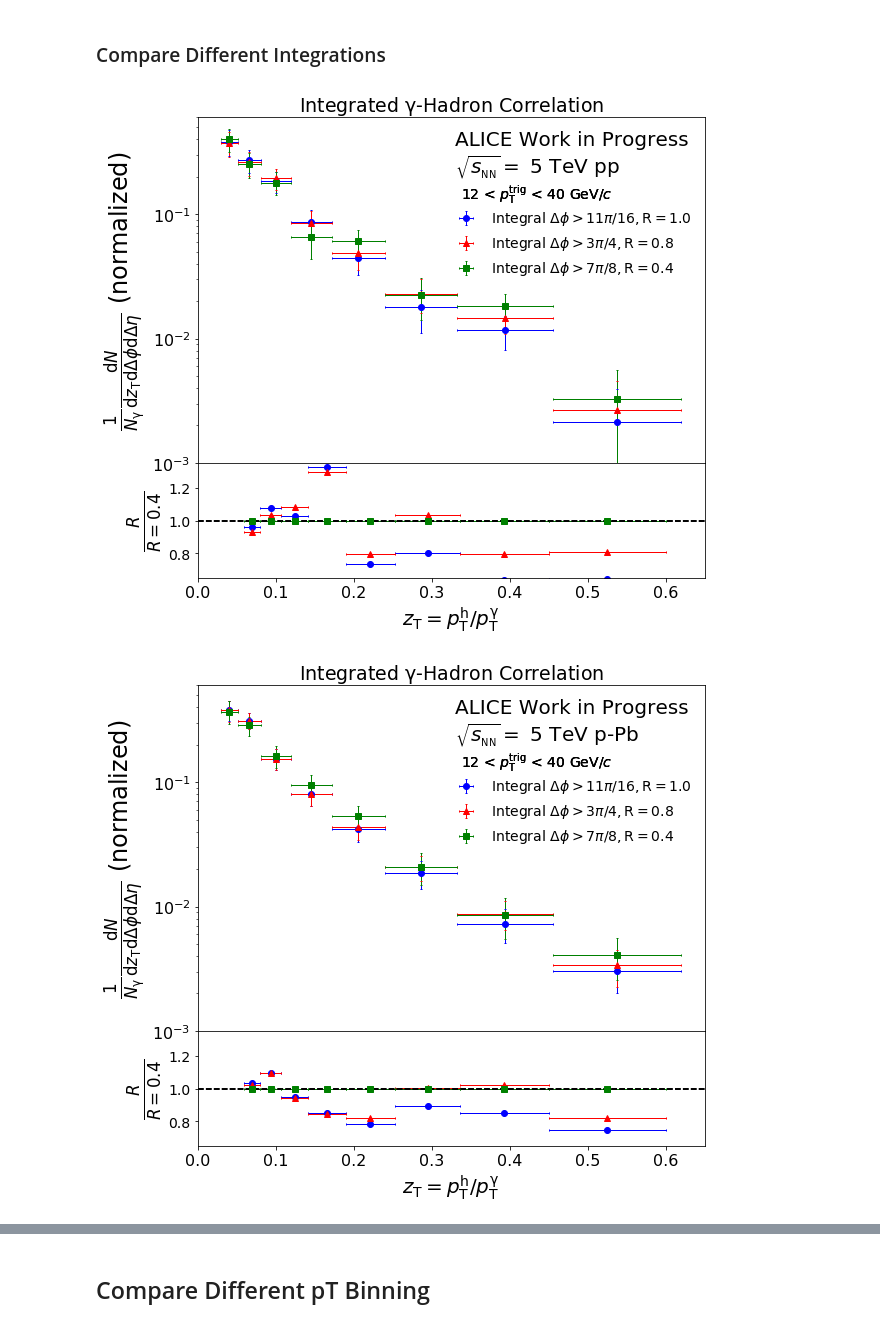
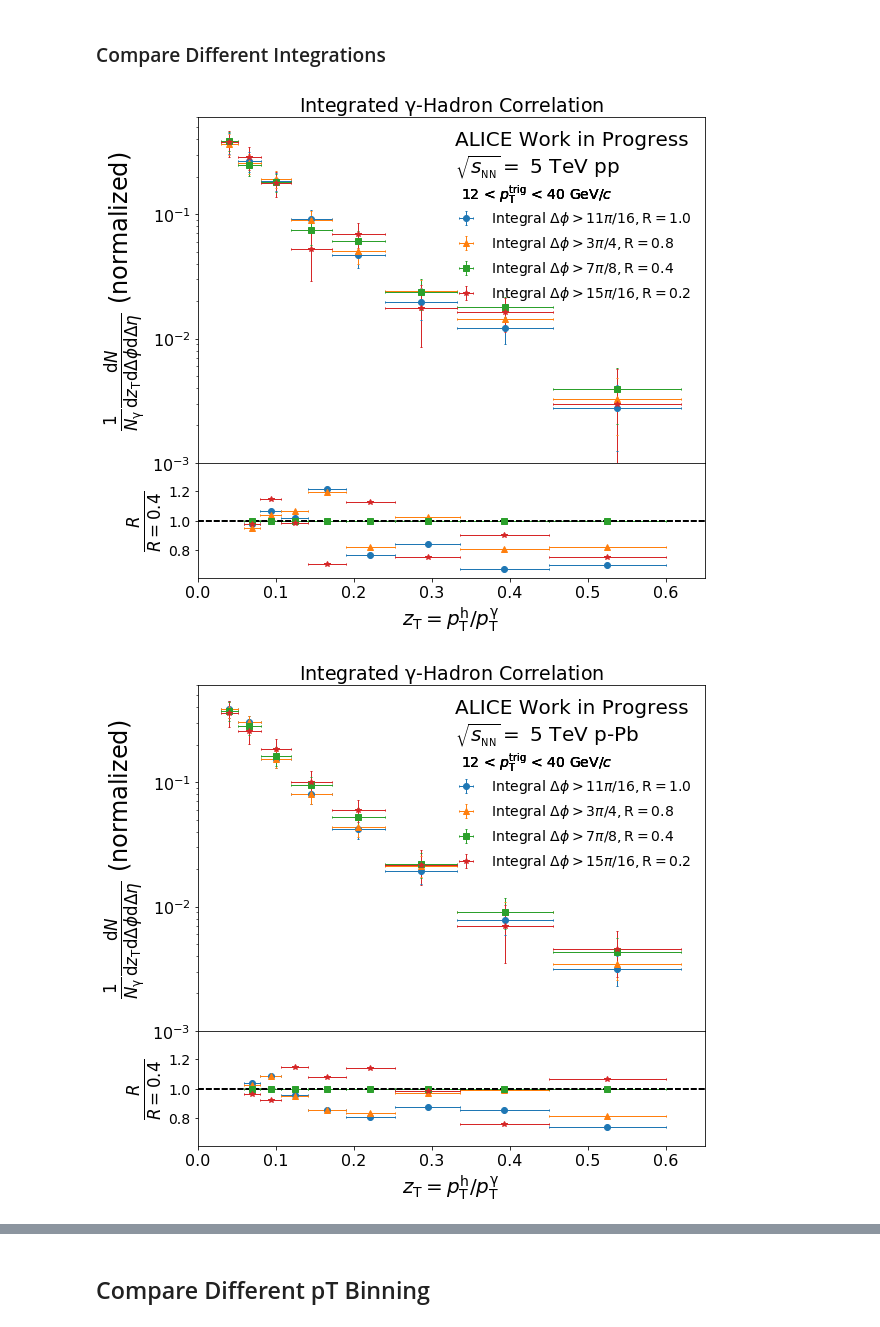
Before and after one commit to ftoralesacosta/GH_Correlations, a Jupyter notebook: Analysis_Notebooks/Simple.ipynb, the cells around one changed output, grey strips where cells are left out. Drawn from its saved outputs; the diff is of its cells as text; code cells hidden in the pictures.

```diff
--- a/Analysis_Notebooks/Simple.ipynb
+++ b/Analysis_Notebooks/Simple.ipynb
@@ -20,7 +20,7 @@ from numpy import geomspace
 import math
 import matplotlib
 from cycler import cycler
-matplotlib.rcParams['axes.prop_cycle'] = cycler(color='brgmcyk')
+#matplotlib.rcParams['axes.prop_cycle'] = cycler(color='brgmcyk')
 
 import matplotlib.pyplot as plt
 %matplotlib inline
@@ -214,11 +236,11 @@ from functions_fragmentation import *
 # %%
-ranges = (1.9,2.15,2.7)
-strings = ("11\pi/16, \mathrm{R} = 1.0","3\pi/4,\mathrm{R} = 0.8","7\pi/8, \mathrm{R} = 0.4")
+ranges = (1.9,2.15,2.7,2.9)
+strings = ("11\pi/16, \mathrm{R} = 1.0","3\pi/4,\mathrm{R} = 0.8","7\pi/8, \mathrm{R} = 0.4","15\pi/16, \mathrm{R} = 0.2")
 
 Compare_FF_Integration(ranges,strings)
 # %% [output]
-[figure, old version]
+[figure, new version]
-[figure, old version]
+[figure, new version]
 # %%
 ranges = (1.9,2.3,2.7)
 strings = ("5\pi/8, \mathrm{R} = 1.2","3\pi/4,\mathrm{R} = 0.8","7\pi/8, \mathrm{R} = 0.4")
```
Also changed, not shown: parts of 17 cells of this notebook, 48 other files.
